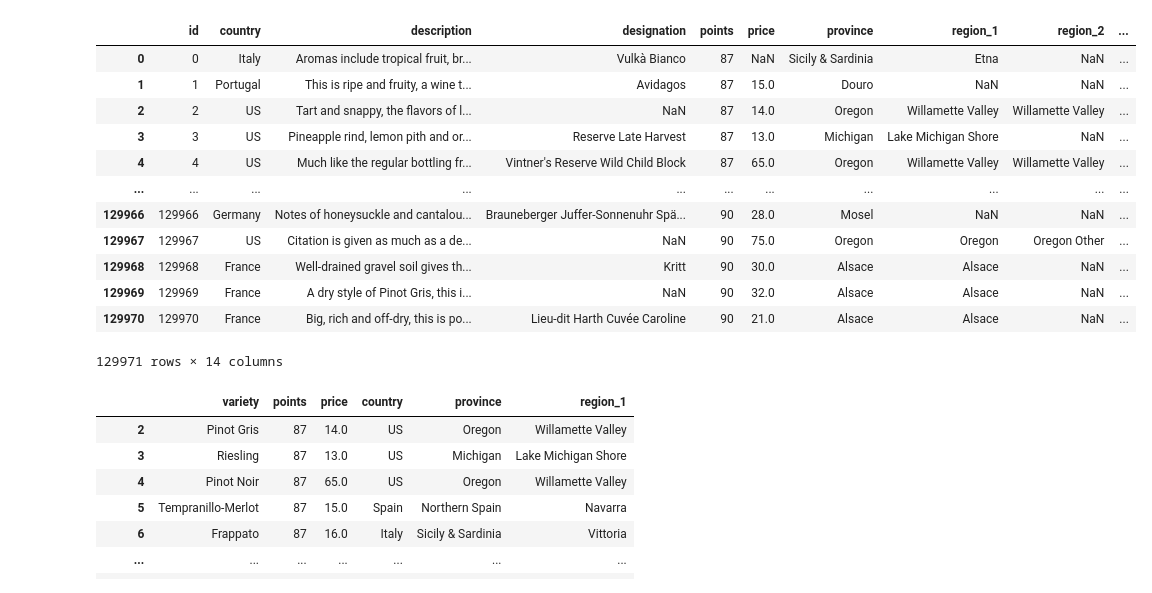
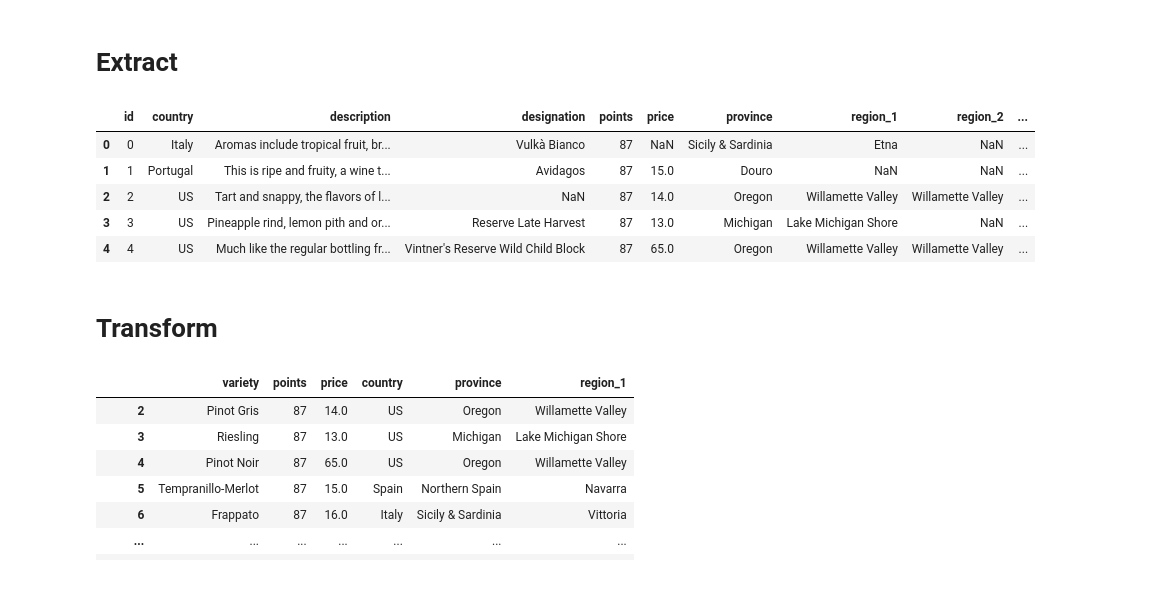
Before and after one commit to J-Schea29/ETL-Project, a Jupyter notebook: Wine_data.ipynb, the cells around one changed output. Saved outputs shown, nothing was run; the diff lists cells and outputs as text; code cells hidden in the pictures.

```diff
--- a/Wine_data.ipynb
+++ b/Wine_data.ipynb
@@ -10,20 +10,16 @@ from sqlalchemy import create_engine
 from config import weather_api_key
 from config import db_pass
+# %% [markdown]
+# Extract
 # %%
+#read winemag-data-130k-v2.csv from resources
 wine_file = "Resources/winemag-data-130k-v2.csv"
 wine_df = pd.read_csv(wine_file)
-wine_df
+wine_df.head()
 # %% [output]
 |  | id | country | description | designation | points | price | province | region_1 | region_2 | ... |
 | 0 | 0 | Italy | Aromas include tropical fruit, br... | Vulkà Bianco | 87 | NaN | Sicily & Sardinia | Etna | NaN | ... |
 | 1 | 1 | Portugal | This is ripe and fruity, a wine t... | Avidagos | 87 | 15.0 | Douro | NaN | NaN | ... |
 | 2 | 2 | US | Tart and snappy, the flavors of l... | NaN | 87 | 14.0 | Oregon | Willamette Valley | Willamette Valley | ... |
 | 3 | 3 | US | Pineapple rind, lemon pith and or... | Reserve Late Harvest | 87 | 13.0 | Michigan | Lake Michigan Shore | NaN | ... |
 | 4 | 4 | US | Much like the regular bottling fr... | Vintner's Reserve Wild Child Block | 87 | 65.0 | Oregon | Willamette Valley | Willamette Valley | ... |
-| ... | ... | ... | ... | ... | ... | ... | ... | ... | ... | ... |
-| 129966 | 129966 | Germany | Notes of honeysuckle and cantalou... | Brauneberger Juffer-Sonnenuhr Spä... | 90 | 28.0 | Mosel | NaN | NaN | ... |
-| 129967 | 129967 | US | Citation is given as much as a de... | NaN | 90 | 75.0 | Oregon | Oregon | Oregon Other | ... |
-| 129968 | 129968 | France | Well-drained gravel soil gives th... | Kritt | 90 | 30.0 | Alsace | Alsace | NaN | ... |
-| 129969 | 129969 | France | A dry style of Pinot Gris, this i... | NaN | 90 | 32.0 | Alsace | Alsace | NaN | ... |
-| 129970 | 129970 | France | Big, rich and off-dry, this is po... | Lieu-dit Harth Cuvée Caroline | 90 | 21.0 | Alsace | Alsace | NaN | ... |
-129971 rows × 14 columns
@@ -30 +146,3 @@ wine_df
+# %% [markdown]
+# Transform
 # %%
```
Also changed, not shown: parts of 15 cells of this notebook.
